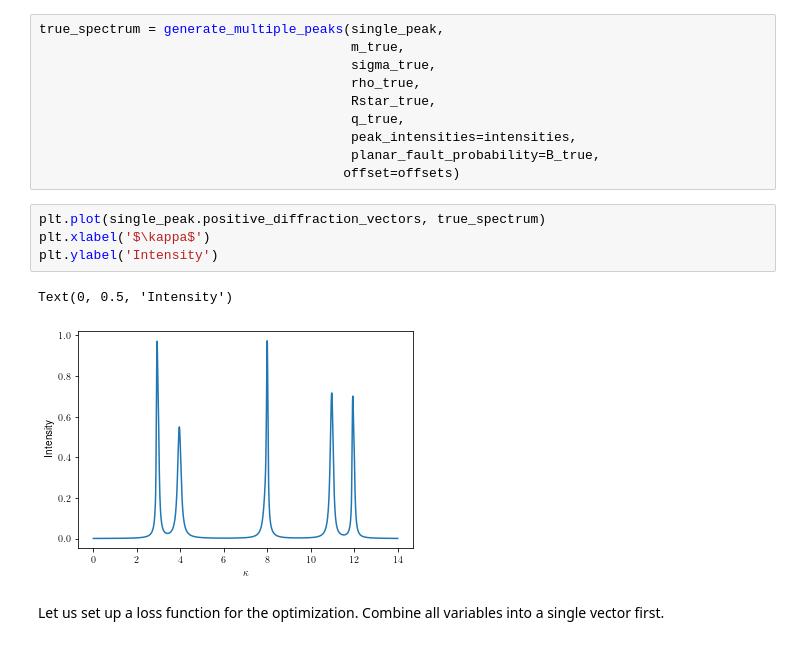
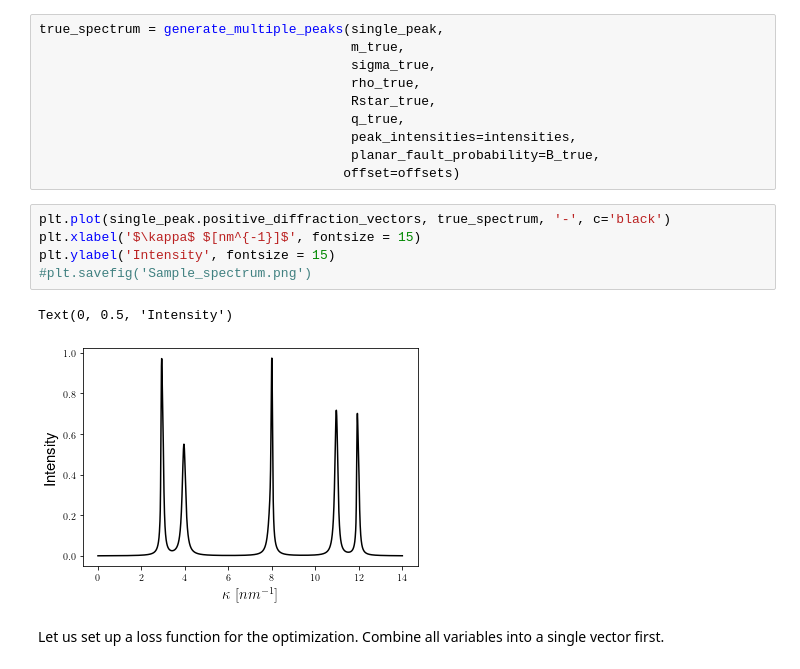
Before and after one commit to balintkaszas/DifFault, a Jupyter notebook: examples/basic_regression.ipynb, the cells around one changed output. Drawn from its saved outputs; the diff is of its cells as text.

```diff
--- a/examples/basic_regression.ipynb
+++ b/examples/basic_regression.ipynb
@@ -107,12 +107,13 @@ true_spectrum = generate_multiple_peaks(single_peak,
                                         planar_fault_probability=B_true,
                                        offset=offsets)
 # %%
-plt.plot(single_peak.positive_diffraction_vectors, true_spectrum)
-plt.xlabel('$\kappa$')
-plt.ylabel('Intensity')
+plt.plot(single_peak.positive_diffraction_vectors, true_spectrum, '-', c='black')
+plt.xlabel('$\kappa$ $[nm^{-1}]$', fontsize = 15)
+plt.ylabel('Intensity', fontsize = 15)
+#plt.savefig('Sample_spectrum.png')
 # %% [output]
 Text(0, 0.5, 'Intensity')
-[figure, old version]
+[figure, new version]
 # %% [markdown]
 Let us set up a loss function for the optimization. Combine all variables into a single vector first.
 # %%
```
Also changed, not shown: 4 other files.
